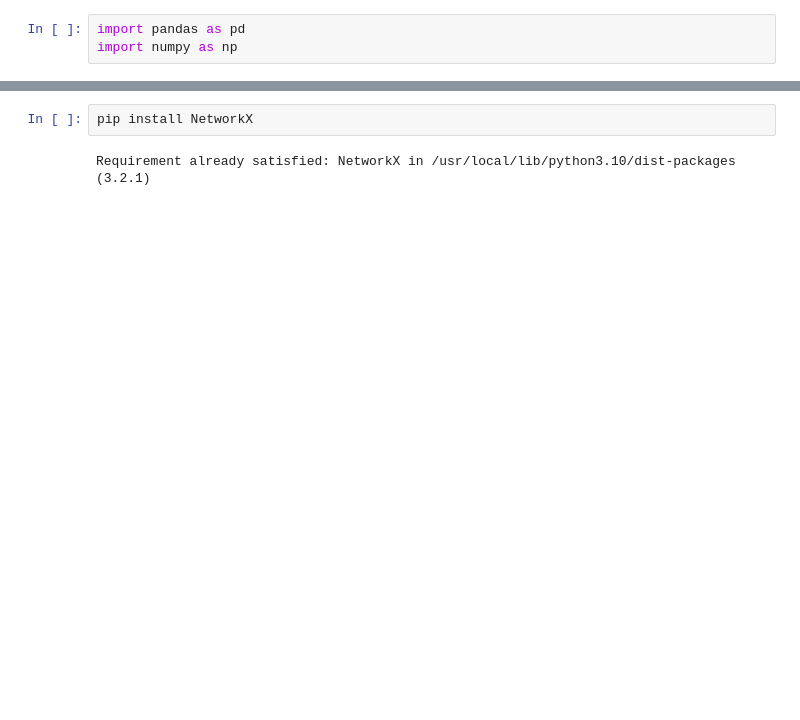
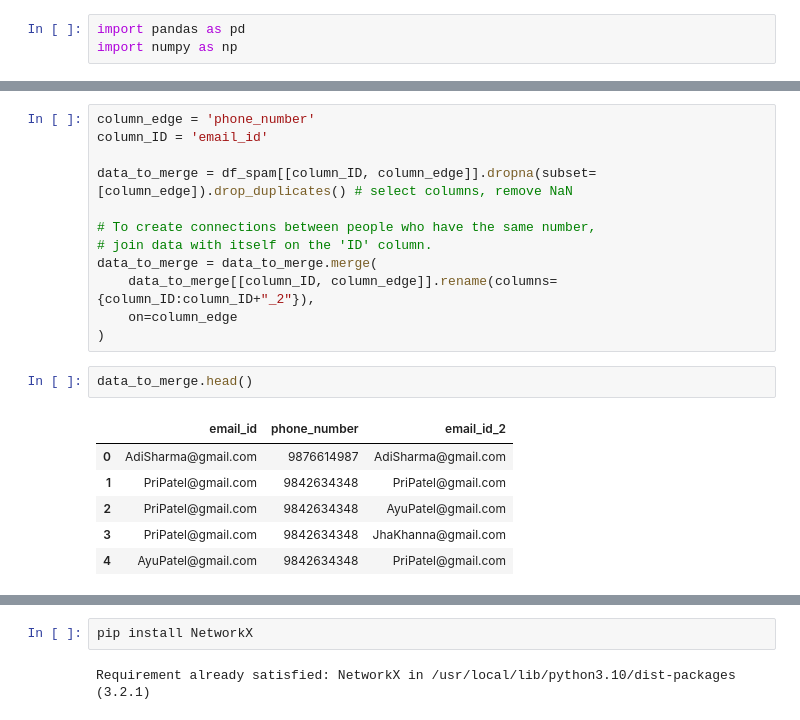
Before and after one commit to Khushbu1985/GenerativeAI, a Jupyter notebook: Graphy_network.ipynb, the cells around one changed output, grey strips where cells are left out. Cells and saved outputs as stored; diff of their text form; blank space fills up the shorter version.

```diff
--- a/Graphy_network.ipynb
+++ b/Graphy_network.ipynb
@@ -7,0 +25,21 @@ df_spam = pd.read_csv()
+# %%
+column_edge = 'phone_number'
+column_ID = 'email_id'
+
+data_to_merge = df_spam[[column_ID, column_edge]].dropna(subset=[column_edge]).drop_duplicates() # select columns, remove NaN
+
+# To create connections between people who have the same number,
+# join data with itself on the 'ID' column.
+data_to_merge = data_to_merge.merge(
+    data_to_merge[[column_ID, column_edge]].rename(columns={column_ID:column_ID+"_2"}),
+    on=column_edge
+)
+# %%
+data_to_merge.head()
+# %% [output]
+|  | email_id | phone_number | email_id_2 |
+| 0 | AdiSharma@gmail.com | 9876614987 | AdiSharma@gmail.com |
+| 1 | PriPatel@gmail.com | 9842634348 | PriPatel@gmail.com |
+| 2 | PriPatel@gmail.com | 9842634348 | AyuPatel@gmail.com |
+| 3 | PriPatel@gmail.com | 9842634348 | JhaKhanna@gmail.com |
+| 4 | AyuPatel@gmail.com | 9842634348 | PriPatel@gmail.com |
```
Also changed, not shown: parts of 14 cells of this notebook.
